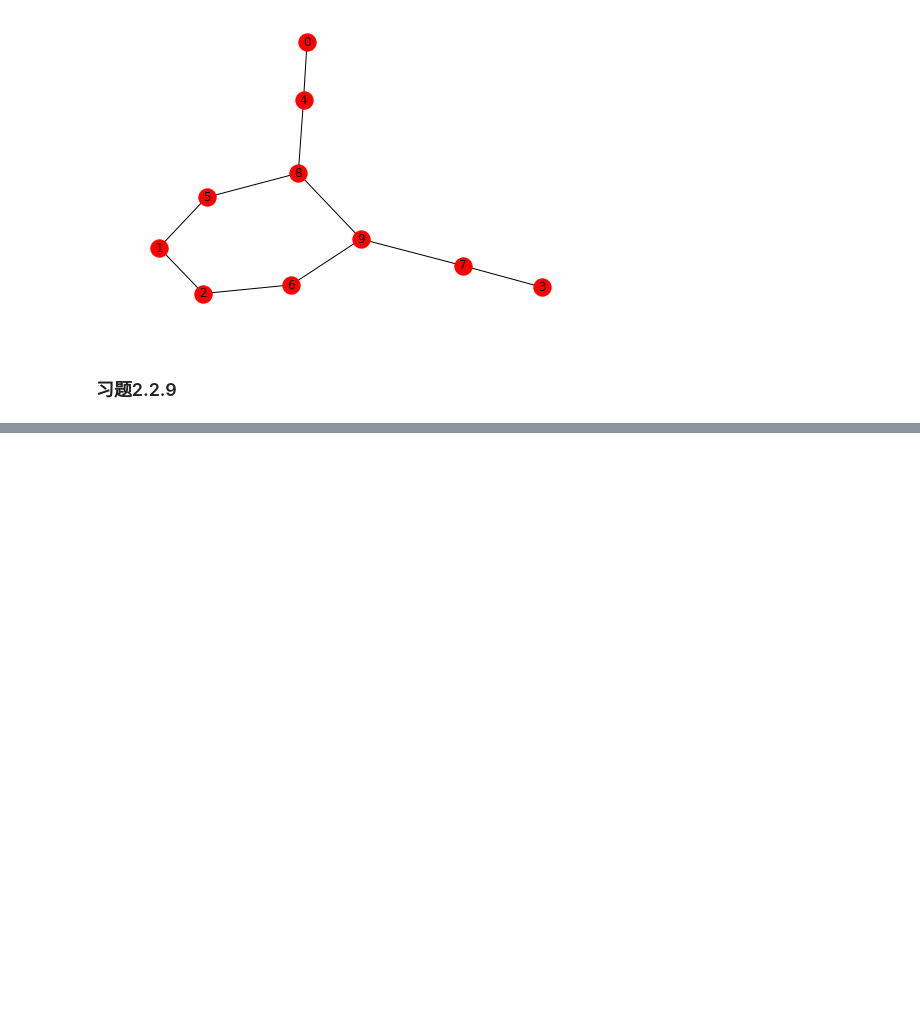
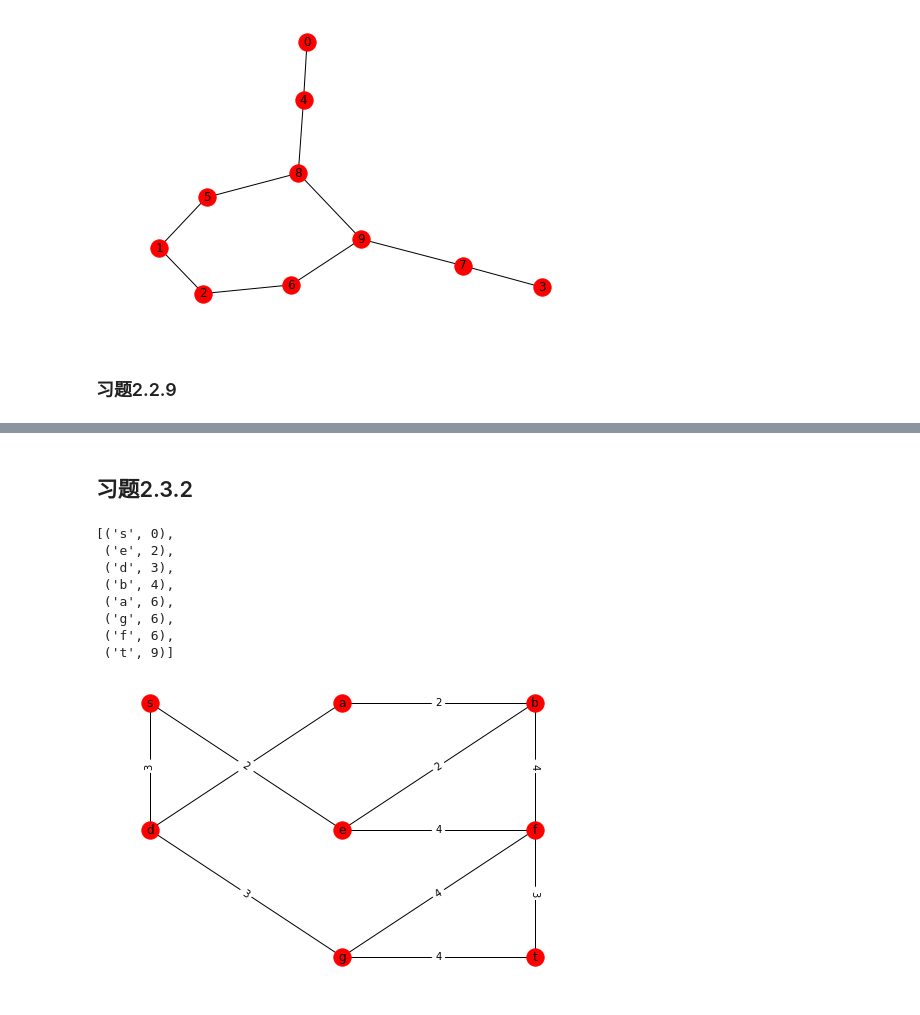
Before and after one commit to karajan1001/A_Beginners_Guide_to_Graph_Theory, a Jupyter notebook: jupyter/chapter2.ipynb, the cells around one changed output, grey strips where cells are left out. Saved outputs shown, nothing was run; the diff lists cells and outputs as text; code cells hidden in the pictures; blank space fills up the shorter version.

```diff
--- a/jupyter/chapter2.ipynb
+++ b/jupyter/chapter2.ipynb
@@ -314,8 +314,3 @@ circumference is  6
 [figure]
 # %% [markdown]
 ### 习题2.2.9
-# %%
-G = nx.Graph()
-G.add_nodes_from(['a','b','x','y'])
-G.add_edges_from([('a','b'),('a','x'),('y','b')])
-nx.draw(G,with_labels=True)
@@ -326,0 +362,43 @@ G是个连通图， 直径为d,设a到t之间距离为d,则a,b....,s,t序列。
+# %% [markdown]
+## 习题2.3.2
+# %%
+wG = nx.Graph()
+wG.add_node('a',pos=(1,2))
+wG.add_node('b',pos=(2,2))
+wG.add_node('d',pos=(0,1))
+wG.add_node('e',pos=(1,1))
+wG.add_node('f',pos=(2,1))
+wG.add_node('g',pos=(1,0))
+wG.add_node('s',pos=(0,2))
+wG.add_node('t',pos=(2,0))
+
+
+wG.add_edge('s', 'd', weight=3)
+wG.add_edge('s', 'e', weight=2)
+wG.add_edge('b', 'f', weight=4)
+wG.add_edge('b', 'e', weight=2)
+wG.add_edge('a', 'b', weight=2)
+wG.add_edge('a', 'd', weight=5)
+wG.add_edge('g', 'd', weight=3)
+wG.add_edge('f', 'e', weight=4)
+wG.add_edge('f', 't', weight=3)
+wG.add_edge('f', 'g', weight=4)
+wG.add_edge('g', 't', weight=4)
+
+
+pos=nx.get_node_attributes(wG, 'pos')
+nx.draw(wG,pos,with_labels=True)
+
+labels = nx.get_edge_attributes(wG,'weight')
+nx.draw_networkx_edge_labels(wG, pos, edge_labels=labels)
+dijkstra(wG, 's')
+# %% [output]
+[('s', 0),
+ ('e', 2),
+ ('d', 3),
+ ('b', 4),
+ ('a', 6),
+ ('g', 6),
+ ('f', 6),
+ ('t', 9)]
+[figure, added]
```
Also changed, not shown: parts of 6 cells of this notebook, 1 other file.
